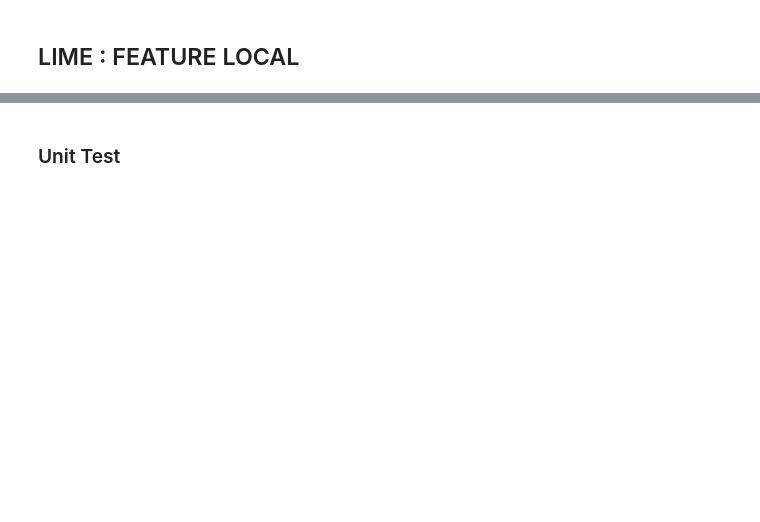
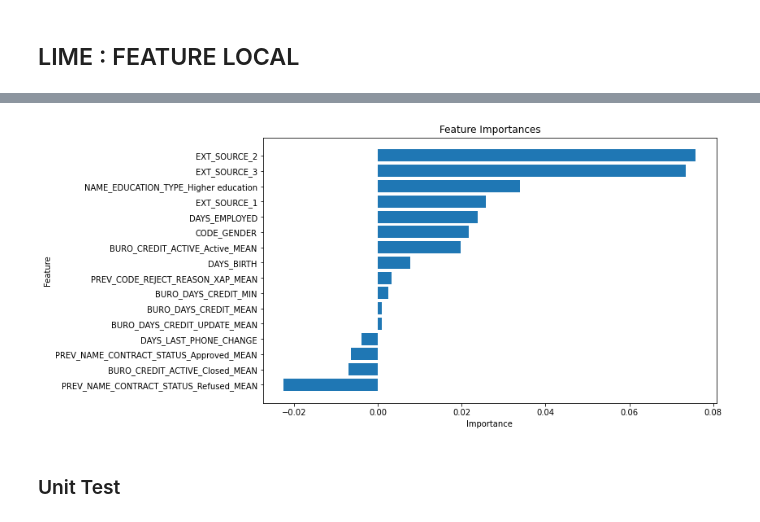
Before and after one commit to TomatoKetchoup/implement_scoring_loan, a Jupyter notebook: notebook/scoring_loan.ipynb, the cells around one changed output, grey strips where cells are left out. Drawn from its saved outputs; the diff is of its cells as text; code cells hidden in the pictures; blank space fills up the shorter version.

Commit message:
feature importance

```diff
--- a/notebook/scoring_loan.ipynb
+++ b/notebook/scoring_loan.ipynb
@@ -328,0 +292,5 @@ data_for_plot
+# %%
+explainer = lime.lime_tabular.LimeTabularExplainer(training_data=data,
+                                                   feature_names=selected_feature_names,
+                                                   class_names=['0','1'],
+                                                   discretize_continuous=True)
@@ -329,3 +306,30 @@ data_for_plot
+# %%
+instance = X[selected_feature_names].values[0]
+# %%
+exp = explainer.explain_instance(instance,pipeline
+                                 .set_params(feature_selection=None)
+                                 .predict_proba, num_features=16)
+# Récupérer les caractéristiques sélectionnées pour l'explicat
+# %%
+feature_importances = exp.as_map()
+# %%
+
+importances = [t[1] for t in feature_importances[1]]
+feature_names = [t[0] for t in feature_importances[1]]
+selected_indices = [t[0] for t in feature_importances[1]]
+feature_names = [selected_feature_names[i] for i in selected_indices]
+df_features_importance =  pd.DataFrame(list(zip(feature_names, importances)), columns=['Features', 'Importance'])
+df_features_importance = df_features_importance.sort_values(by=['Importance'],ascending=True)
+# Créer un plot bar
+plt.figure(figsize=(10, 6))
+plt.barh(range(len(df_features_importance)), df_features_importance['Importance'], align='center')
+plt.yticks(range(len(df_features_importance)), df_features_importance['Features'])
+plt.ylabel('Feature')
+plt.xlabel('Importance')
+plt.title('Feature Importances')
+plt.show()
+# %% [output]
+[figure, added]
 # %% [markdown]
 ### Unit Test
 # %%
```
Also changed, not shown: parts of 40 cells of this notebook, 2 other files.
